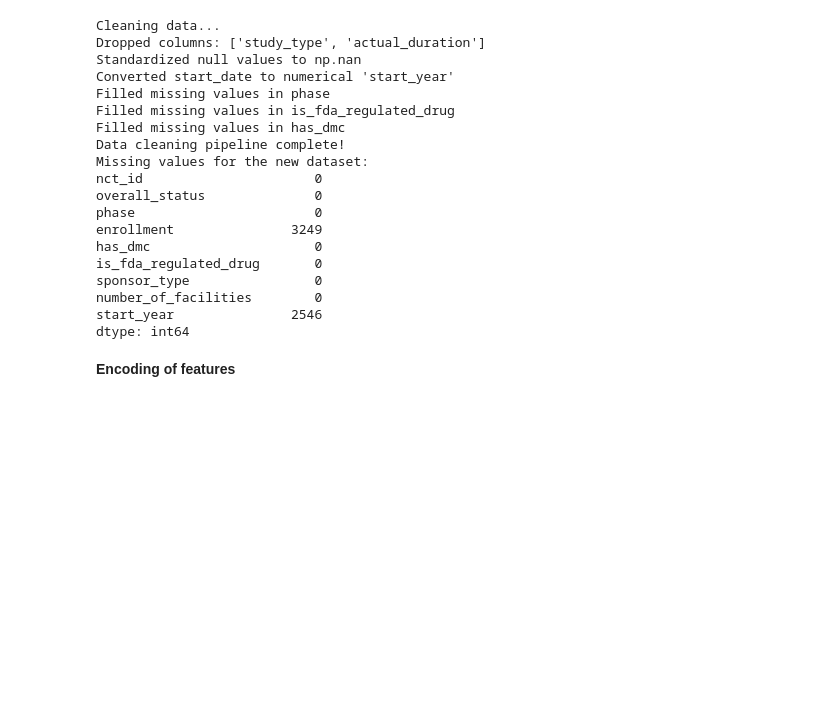
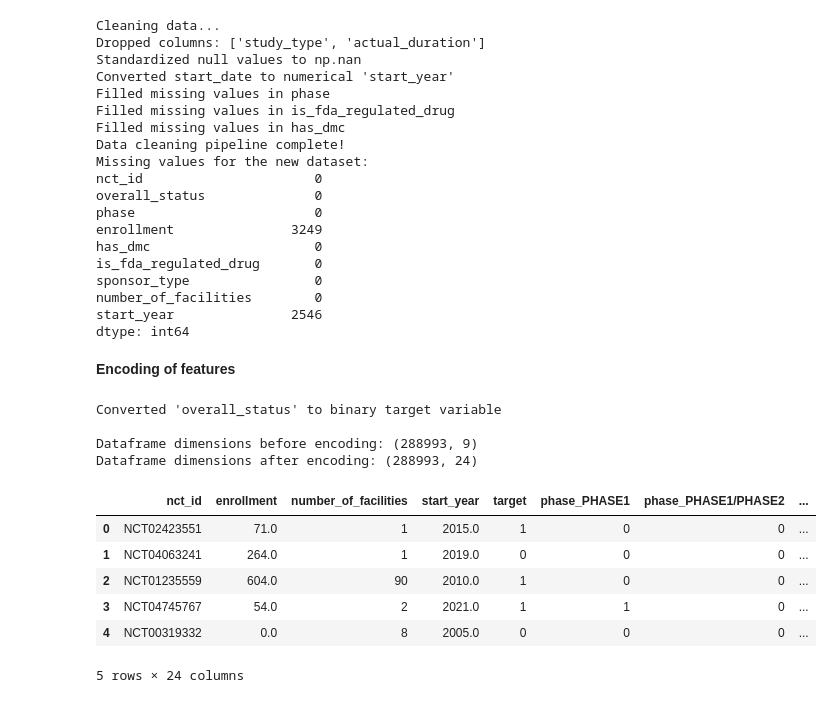
Before and after one commit to mathiaswela/clinical-trial-prediction, a Jupyter notebook: notebooks/01_eda_initial_exploration.ipynb, the cells around one changed output. Cells and saved outputs as stored; diff of their text form; code cells hidden in the pictures; blank space fills up the shorter version.

```diff
--- a/notebooks/01_eda_initial_exploration.ipynb
+++ b/notebooks/01_eda_initial_exploration.ipynb
@@ -257,7 +257,7 @@ def clean_and_impute_data(raw_df):
     print("Data cleaning pipeline complete!")
     return df
 
-df_model_ready = clean_and_impute_data(df)
+df_cleaned = clean_and_impute_data(df)
 
 print("Missing values for the new dataset:")
 print(df_model_ready.isnull().sum())
@@ -283,3 +283,41 @@ start_year               2546
 dtype: int64
 # %% [markdown]
 **Encoding of features**
+# %%
+# Map for target variable
+target_mapping = {
+    'COMPLETED': 1,
+    'TERMINATED': 0,
+    'WITHDRAWN': 0,
+    'SUSPENDED': 0
+}
+
+df_cleaned['target'] = df_cleaned['overall_status'].map(target_mapping)
+df_cleaned = df_cleaned.drop(columns=['overall_status'])
+print("Converted 'overall_status' to binary target variable")
+
+# One-Hot encoding of text/categorical features
+categorical_cols = ['phase', 'sponsor_type', 'has_dmc', 'is_fda_regulated_drug']
+df_encoded = pd.get_dummies(df_cleaned, columns=categorical_cols, drop_first=True)
+
+# Make sure everything is (1/0)
+for col in df_encoded.columns:
+    if df_encoded[col].dtype == bool:
+            df_encoded[col] = df_encoded[col].astype(int)
+
+print(f"\nDataframe dimensions before encoding: {df_cleaned.shape}")
+print(f"Dataframe dimensions after encoding: {df_encoded.shape}")
+
+display(df_encoded.head())
+# %% [output]
+Converted 'overall_status' to binary target variable
+
+Dataframe dimensions before encoding: (288993, 9)
+Dataframe dimensions after encoding: (288993, 24)
+|  | nct_id | enrollment | number_of_facilities | start_year | target | phase_PHASE1 | phase_PHASE1/PHASE2 | ... |
+| 0 | NCT02423551 | 71.0 | 1 | 2015.0 | 1 | 0 | 0 | ... |
+| 1 | NCT04063241 | 264.0 | 1 | 2019.0 | 0 | 0 | 0 | ... |
+| 2 | NCT01235559 | 604.0 | 90 | 2010.0 | 1 | 0 | 0 | ... |
+| 3 | NCT04745767 | 54.0 | 2 | 2021.0 | 1 | 1 | 0 | ... |
+| 4 | NCT00319332 | 0.0 | 8 | 2005.0 | 0 | 0 | 0 | ... |
+5 rows × 24 columns
```
Also changed, not shown: parts of 3 cells of this notebook, 1 other file.
